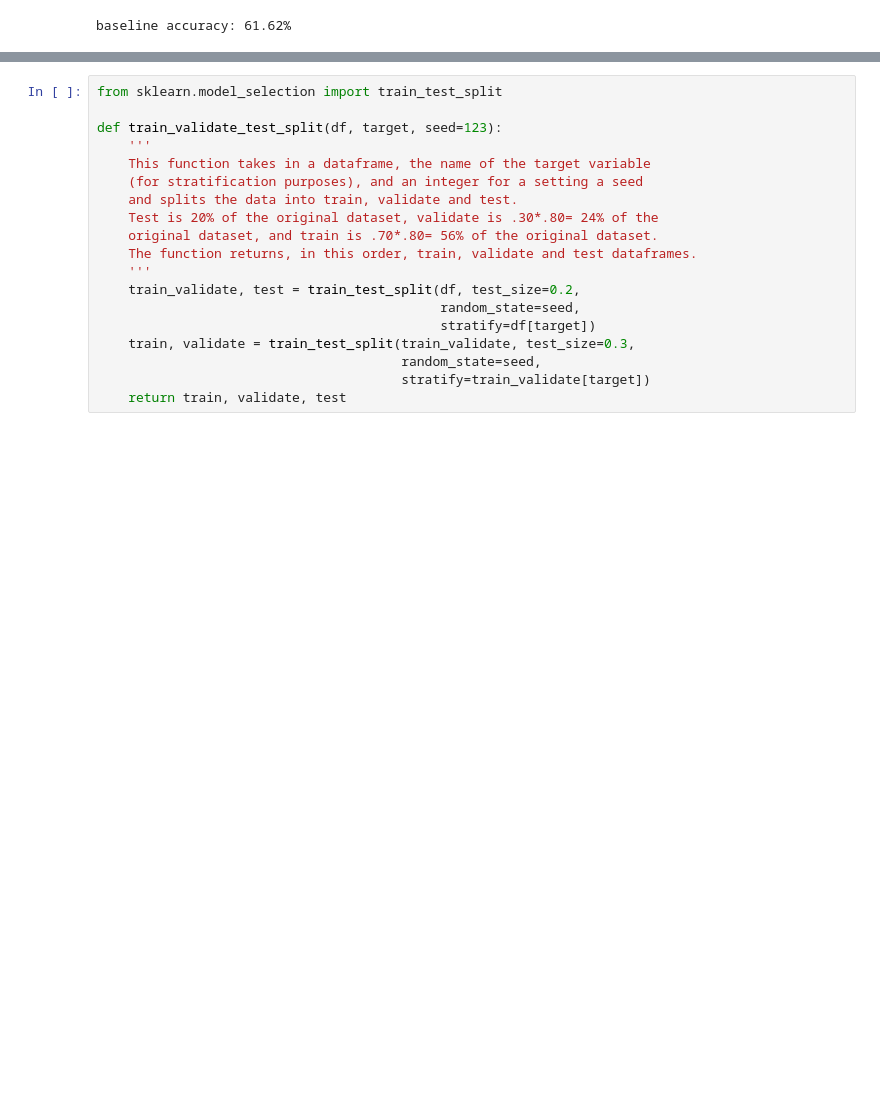
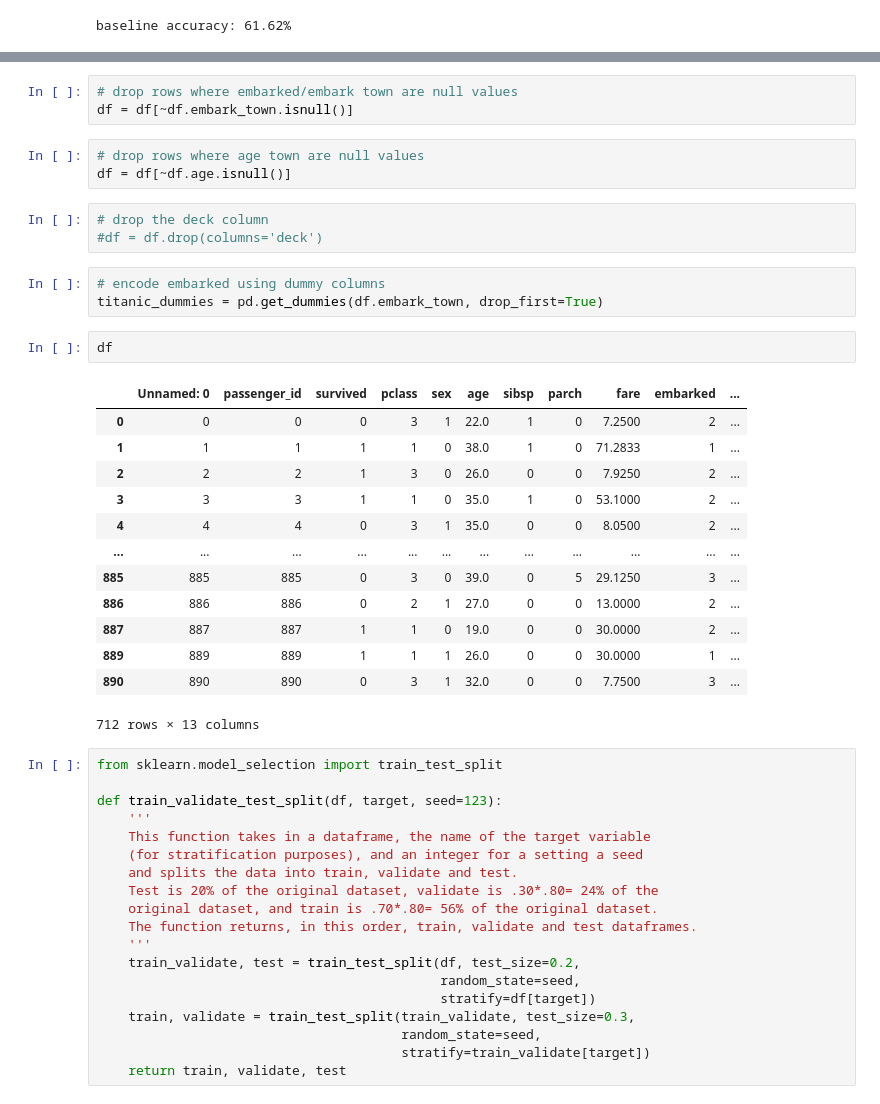
Before and after one commit to veronica-f-reyes/classification-exercises, a Jupyter notebook: model.ipynb, the cells around one changed output, grey strips where cells are left out. Drawn from its saved outputs; the diff is of its cells as text; blank space fills up the shorter version.

```diff
--- a/model.ipynb
+++ b/model.ipynb
@@ -98,3 +110,31 @@ baseline accuracy: 61.62%
+# %%
+# drop rows where embarked/embark town are null values
+df = df[~df.embark_town.isnull()]
+# %%
+# drop rows where age town are null values
+df = df[~df.age.isnull()]
+# %%
+# drop the deck column
+#df = df.drop(columns='deck')
+# %%
+# encode embarked using dummy columns
+titanic_dummies = pd.get_dummies(df.embark_town, drop_first=True)
+# %%
+df
+# %% [output]
+|  | Unnamed: 0 | passenger_id | survived | pclass | sex | age | sibsp | parch | fare | embarked | ... |
+| 0 | 0 | 0 | 0 | 3 | 1 | 22.0 | 1 | 0 | 7.2500 | 2 | ... |
+| 1 | 1 | 1 | 1 | 1 | 0 | 38.0 | 1 | 0 | 71.2833 | 1 | ... |
+| 2 | 2 | 2 | 1 | 3 | 0 | 26.0 | 0 | 0 | 7.9250 | 2 | ... |
+| 3 | 3 | 3 | 1 | 1 | 0 | 35.0 | 1 | 0 | 53.1000 | 2 | ... |
+| 4 | 4 | 4 | 0 | 3 | 1 | 35.0 | 0 | 0 | 8.0500 | 2 | ... |
+| ... | ... | ... | ... | ... | ... | ... | ... | ... | ... | ... | ... |
+| 885 | 885 | 885 | 0 | 3 | 0 | 39.0 | 0 | 5 | 29.1250 | 3 | ... |
+| 886 | 886 | 886 | 0 | 2 | 1 | 27.0 | 0 | 0 | 13.0000 | 2 | ... |
+| 887 | 887 | 887 | 1 | 1 | 0 | 19.0 | 0 | 0 | 30.0000 | 2 | ... |
+| 889 | 889 | 889 | 1 | 1 | 1 | 26.0 | 0 | 0 | 30.0000 | 1 | ... |
+| 890 | 890 | 890 | 0 | 3 | 1 | 32.0 | 0 | 0 | 7.7500 | 3 | ... |
+712 rows × 13 columns
 # %%
 from sklearn.model_selection import train_test_split
 
```
Also changed, not shown: parts of 6 cells of this notebook, 2 other files.
